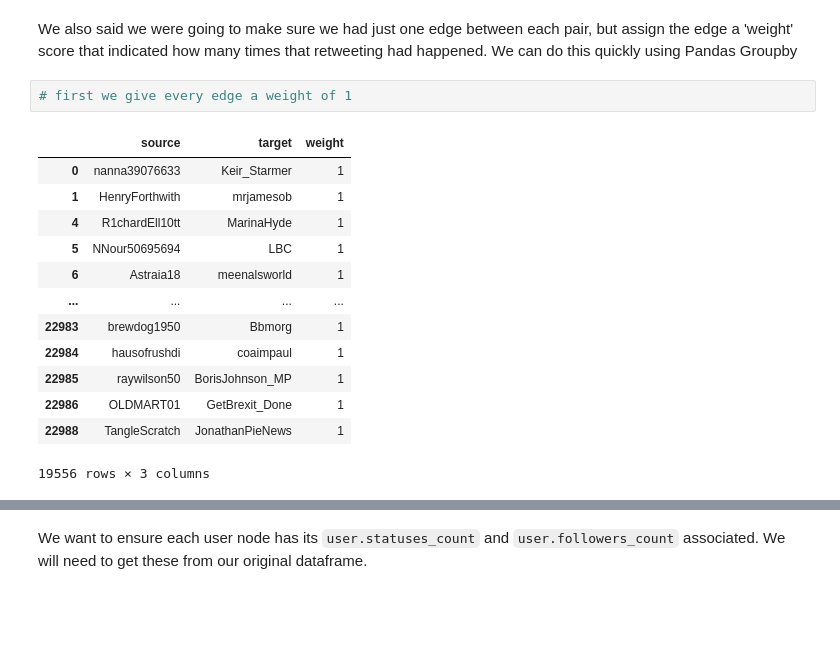
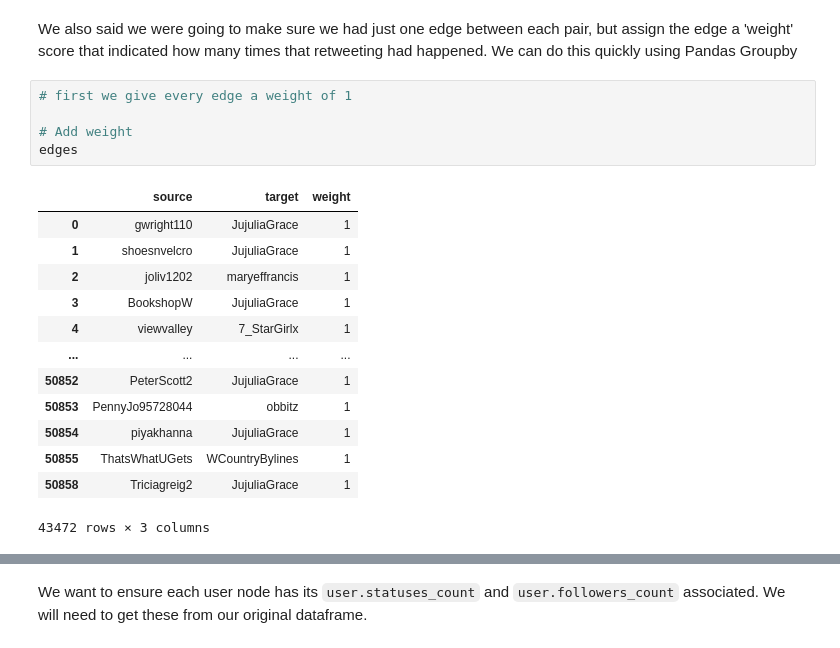
Before and after one commit to Minyall/sc207_materials, a Jupyter notebook: 8-9_social_networks/8 - Twitter_to_Gephi_workbook.ipynb, the cells around one changed output, grey strips where cells are left out. Saved outputs shown, nothing was run; the diff lists cells and outputs as text; blank space fills up the shorter version.

```diff
--- a/8-9_social_networks/8 - Twitter_to_Gephi_workbook.ipynb
+++ b/8-9_social_networks/8 - Twitter_to_Gephi_workbook.ipynb
@@ -85,19 +134,22 @@ edges.head()
 We also said we were going to make sure we had just one edge between each pair, but assign the edge a 'weight' score that indicated how many times that retweeting had happened. We can do this quickly using Pandas Groupby
 # %%
 # first we give every edge a weight of 1
+
+# Add weight
+edges
 # %% [output]
 |  | source | target | weight |
-| 0 | nanna39076633 | Keir_Starmer | 1 |
-| 1 | HenryForthwith | mrjamesob | 1 |
-| 4 | R1chardEll10tt | MarinaHyde | 1 |
-| 5 | NNour50695694 | LBC | 1 |
-| 6 | Astraia18 | meenalsworld | 1 |
+| 0 | gwright110 | JujuliaGrace | 1 |
+| 1 | shoesnvelcro | JujuliaGrace | 1 |
+| 2 | joliv1202 | maryeffrancis | 1 |
+| 3 | BookshopW | JujuliaGrace | 1 |
+| 4 | viewvalley | 7_StarGirlx | 1 |
 | ... | ... | ... | ... |
-| 22983 | brewdog1950 | Bbmorg | 1 |
-| 22984 | hausofrushdi | coaimpaul | 1 |
-| 22985 | raywilson50 | BorisJohnson_MP | 1 |
-| 22986 | OLDMART01 | GetBrexit_Done | 1 |
-| 22988 | TangleScratch | JonathanPieNews | 1 |
+| 50852 | PeterScott2 | JujuliaGrace | 1 |
+| 50853 | PennyJo95728044 | obbitz | 1 |
+| 50854 | piyakhanna | JujuliaGrace | 1 |
+| 50855 | ThatsWhatUGets | WCountryBylines | 1 |
+| 50858 | Triciagreig2 | JujuliaGrace | 1 |
-19556 rows × 3 columns
+43472 rows × 3 columns
 # %%
 # Then we group by both the source and the target columns and sum together the weights
```
Also changed, not shown: parts of 33 cells of this notebook.
